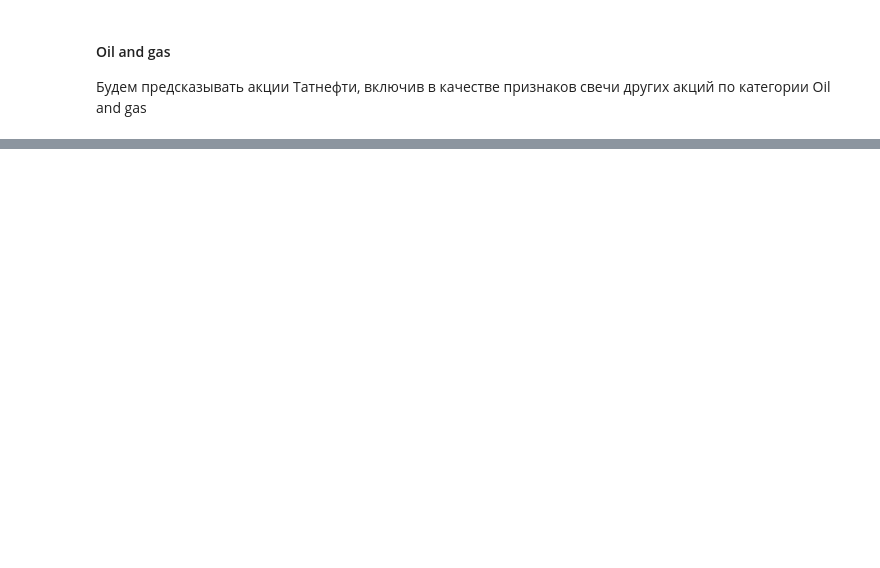
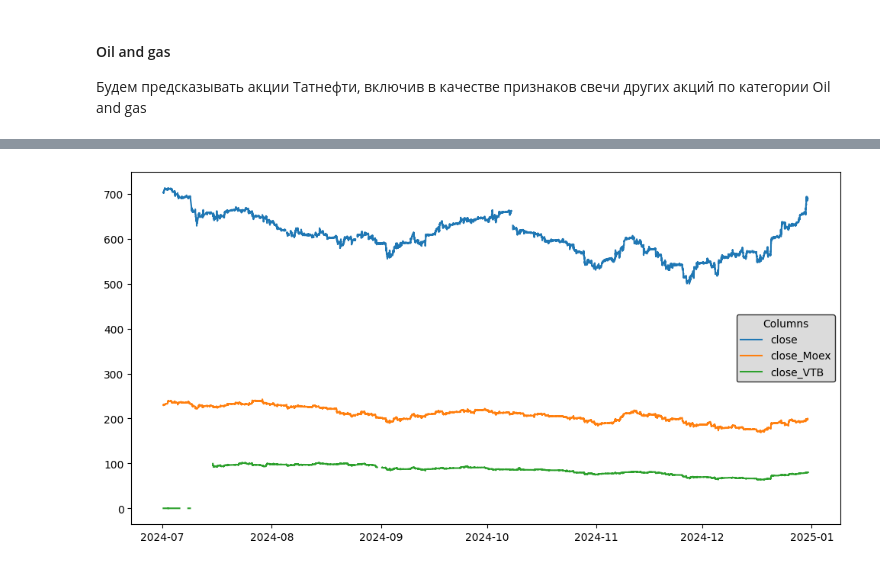
Before and after one commit to Invest-Predict/prices-predictions, a Jupyter notebook: examples/beb/categories.ipynb, the cells around one changed output, grey strips where cells are left out. Cells and saved outputs as stored; diff of their text form; code cells hidden in the pictures; blank space fills up the shorter version.

```diff
--- a/examples/beb/categories.ipynb
+++ b/examples/beb/categories.ipynb
@@ -104,0 +251,37 @@ Shrink model to first 563 iterations.
+# %%
+names = ['Sber', 'T', 'Moex', 'VTB']
+
+dfs = []
+numerics = []
+cats = []
+target_name = "Sber"
+start_date = datetime(2024, 7, 1)
+
+for name in names:
+    data = FinData(f"../../datasets/{name}_10_min.csv")
+    data.restrict_time_down(start_date)
+
+    windows_ma = [2, 3, 5, 7, 9, 18, 21, 28, 30, 50]
+    shifts_norms = [2, 3, 4, 5, 6]
+
+    # data.insert_time_features()
+    data.insert_rolling_means(windows_ma)
+    data.insert_shifts_norms(shifts_norms)
+    data.insert_exp_rolling_means(windows_ma)
+
+    data.df.set_index('utc', inplace=True)
+
+    if name == target_name:
+        data.make_binary_class_target(target_name="direction_binary")
+    else:
+        data.df.rename({feature: feature + '_' + name for feature in data.df.columns}, axis=1, inplace=True)
+        data.numeric_features = [feature + '_' + name for feature in data.numeric_features]
+        data.cat_features = [feature + '_' + name for feature in data.cat_features]
+
+    dfs.append(data.df)
+    numerics += data.numeric_features
+    cats += data.cat_features
+
+joint_data_finance = FinData(pd.concat(dfs, axis=1).reset_index())
+joint_data_finance.numeric_features = numerics
+joint_data_finance.cat_features = cats
@@ -104,0 +299,6 @@ Shrink model to first 563 iterations.
+# %%
+joint_data_finance.visualize_time_frame(datetime_start=dt.datetime(2024, 7, 1),
+                          datetime_end=dt.datetime(2024, 12, 31),
+                          columns=["close", "close_Moex", "close_VTB"])
+# %% [output]
+[figure, added]
```
Also changed, not shown: parts of 18 cells of this notebook, 2 other files.
